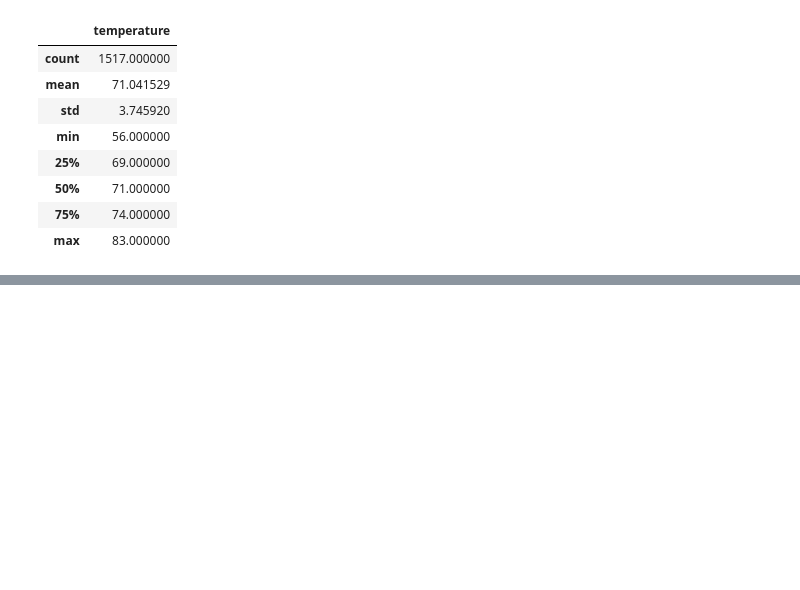
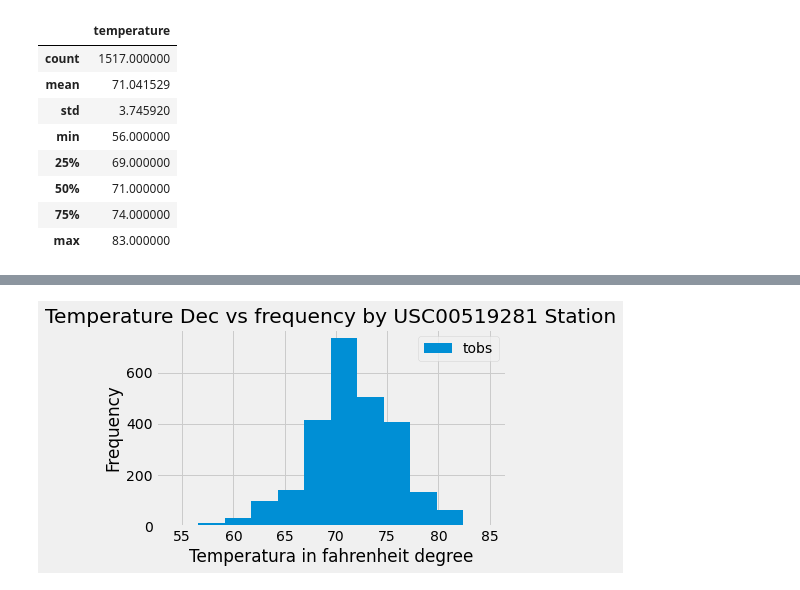
Before and after one commit to DougUOT/surfs_up, a Jupyter notebook: SurfsUp_Challenge.ipynb, the cells around one changed output, grey strips where cells are left out. Drawn from its saved outputs; the diff is of its cells as text; code cells hidden in the pictures; blank space fills up the shorter version.

```diff
--- a/SurfsUp_Challenge.ipynb
+++ b/SurfsUp_Challenge.ipynb
@@ -134,0 +309,18 @@ df.describe()
+# %%
+# frequency of temperature in the station with highest observations in December month
+
+import datetime as dt
+from pandas.plotting import table
+prev_year = dt.date(2017, 8, 23) - dt.timedelta(days=365)
+
+results = session.query(Measurement.tobs).\
+    filter(Measurement.station == 'USC00519281').\
+    filter(Measurement.station >= '2016-12-01').\
+    filter(Measurement.date <= '2016-12-31').all()
+df = pd.DataFrame(results, columns=['tobs'])
+df.plot.hist(bins=12)
+plt.title('Temperature Dec vs frequency by USC00519281 Station')
+plt.xlabel('Temperatura in fahrenheit degree')
+plt.tight_layout()
+# %% [output]
+[figure, added]
```
Also changed, not shown: parts of 21 cells of this notebook.
